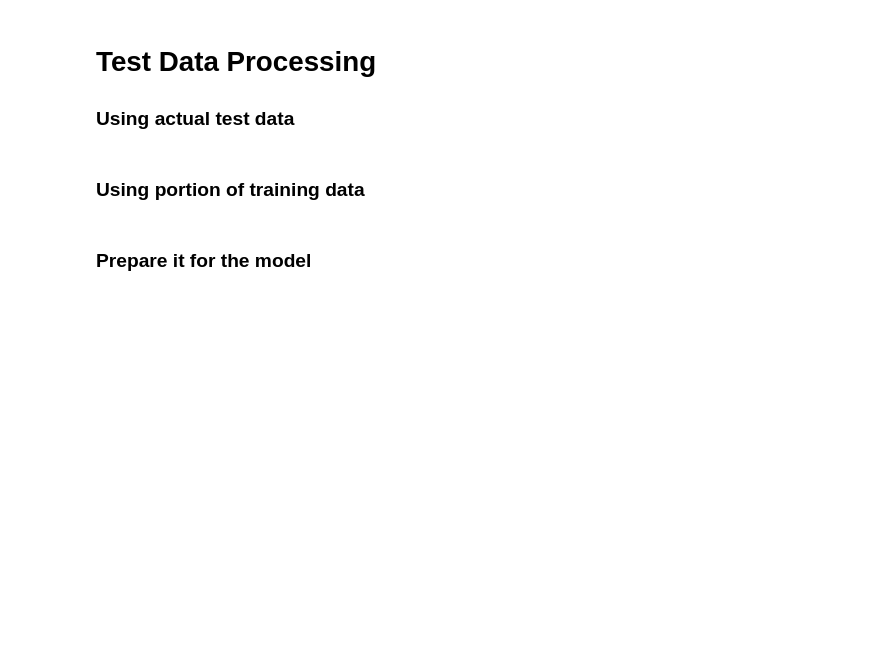
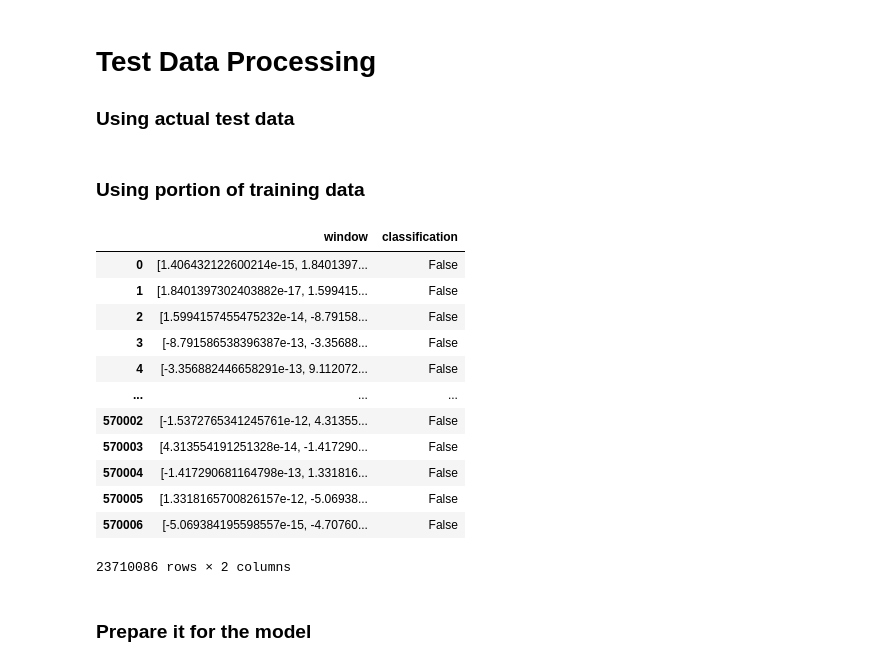
Before and after one commit to dburkhart07/NASA-2024-Space-Challenge, a Jupyter notebook: NASA_Hackathon.ipynb, the cells around one changed output. Cells and saved outputs as stored; diff of their text form; code cells hidden in the pictures; blank space fills up the shorter version.

```diff
--- a/NASA_Hackathon.ipynb
+++ b/NASA_Hackathon.ipynb
@@ -62,21 +66,26 @@ pairs to be fixed:
 # %% [markdown]
 Version 3
 # %%
-# split a csv into windows
+# split a single csv into windows
 def makeWindows(df, arrival_times, b_bound = 4, f_bound = 8, jump = 50):
   arrival_indices = []
+  # go through each arrival time
   for arrival_time in arrival_times:
+    # convert the relative times to a list
     time_list = df['time_rel(sec)'].tolist()
+    # go through each time and check if it is close to our current arrival time
     for i in range(len(time_list)):
       if math.isclose(time_list[i], arrival_time, abs_tol=0.1):
         arrival_indices += [i]
         break
+
   velocities = df['velocity(m/s)'].tolist()
 
   result = []
+
   for offset in range(0, jump):
     f_pointer = (b_bound + f_bound) * jump + offset
-    result = result + [[np.array(velocities[0: f_pointer:jump], dtype=np.float64), False]]
+    result = result + [[velocities[0: f_pointer:jump], False]]
     f_pointer += jump
 
 
@@ -85,7 +94,7 @@ def makeWindows(df, arrival_times, b_bound = 4, f_bound = 8, jump = 50):
       classification = False
       if target in arrival_indices:
         classification = True
-      result.append([result[-1][0][1:] + [np.float64(velocities[f_pointer])], classification])
+      result.append([np.concatenate((np.array(result[-1][0][1:]), np.float64(velocities[f_pointer])), axis=None), classification])
       f_pointer += jump
 
   return result
@@ -242,7 +199,23 @@ def make_test_windows(start = 30, count = catalog_df.shape[0], jumps = 50):
     test_windows_df = pd.concat([test_windows_df, new_windows])
   return test_windows_df
 # %%
-test_df = make_test_windows(start=30, count=catalog_df.shape[0], jumps=5000)
+test_df = make_test_windows(start=30, count=catalog_df.shape[0], jumps=200)
+# %%
+test_df
+# %% [output]
+|  | window | classification |
+| 0 | [1.406432122600214e-15, 1.8401397... | False |
+| 1 | [1.8401397302403882e-17, 1.599415... | False |
+| 2 | [1.5994157455475232e-14, -8.79158... | False |
+| 3 | [-8.791586538396387e-13, -3.35688... | False |
+| 4 | [-3.356882446658291e-13, 9.112072... | False |
+| ... | ... | ... |
+| 570002 | [-1.5372765341245761e-12, 4.31355... | False |
+| 570003 | [4.313554191251328e-14, -1.417290... | False |
+| 570004 | [-1.417290681164798e-13, 1.331816... | False |
+| 570005 | [1.3318165700826157e-12, -5.06938... | False |
+| 570006 | [-5.069384195598557e-15, -4.70760... | False |
+23710086 rows × 2 columns
 # %% [markdown]
 ### Prepare it for the model
 # %%
```
Also changed, not shown: parts of 14 cells of this notebook.
